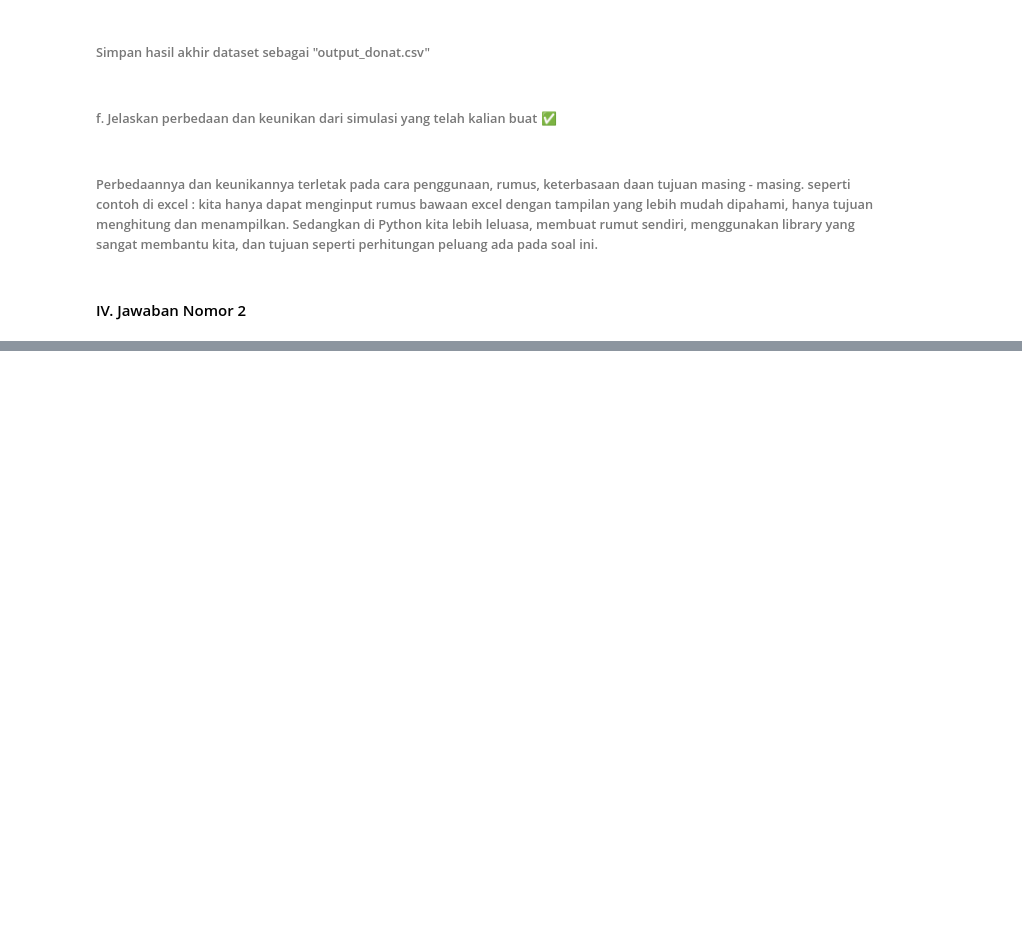
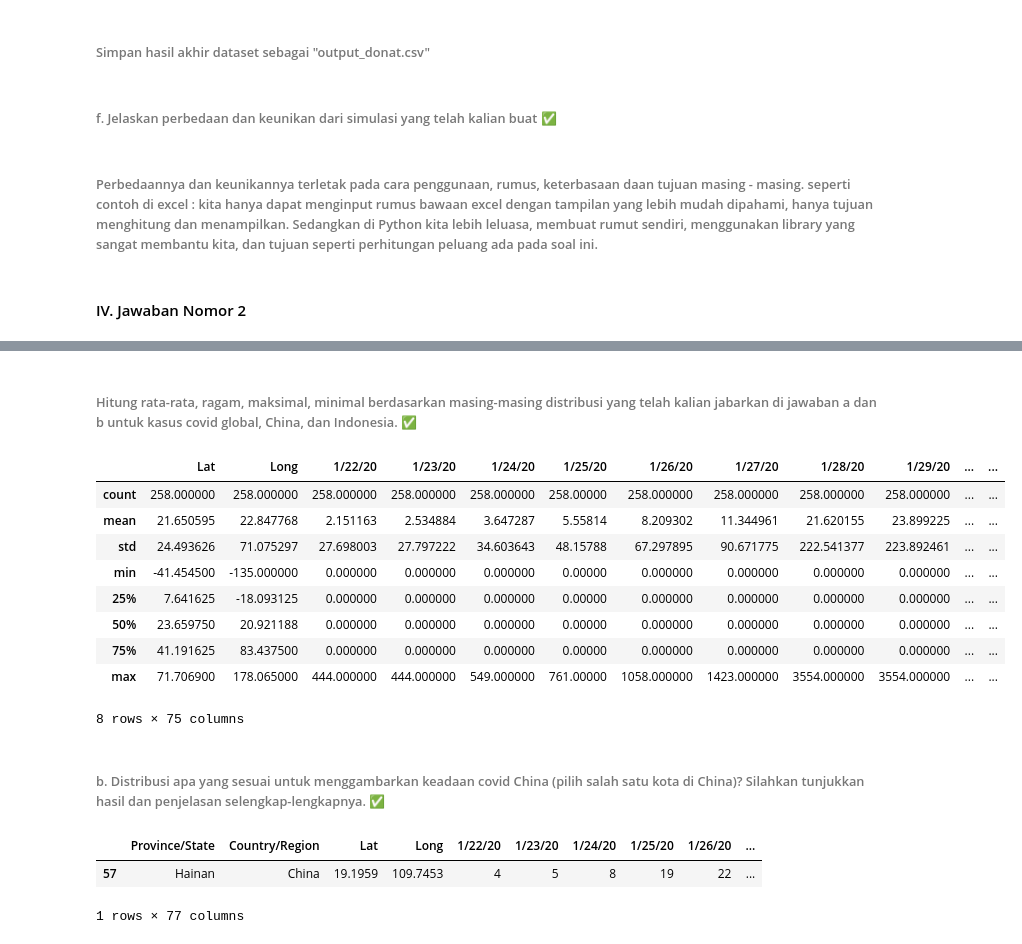
Before and after one commit to rasvanjaya21/pemodelan-dan-simulasi-data, a Jupyter notebook: UTS.ipynb, the cells around one changed output, grey strips where cells are left out. Cells and saved outputs as stored; diff of their text form; code cells hidden in the pictures; blank space fills up the shorter version.

```diff
--- a/UTS.ipynb
+++ b/UTS.ipynb
@@ -394,0 +418,18 @@ df.to_csv('Dataset Donat/output_donat.csv', sep=';', index=False)
+# %% [markdown]
+###### Hitung rata-rata, ragam, maksimal, minimal berdasarkan masing-masing distribusi yang telah kalian jabarkan di jawaban a dan b untuk kasus covid global, China, dan Indonesia. ✅
+# %%
+# fungsi describe untuk menghasilkan statistik deskriptif yang merangkum tendensi sentral, dispersi, dan bentuk distribusi kumpulan data, tidak termasuk nilai NaN.
+df.describe()
+# %% [output]
+|  | Lat | Long | 1/22/20 | 1/23/20 | 1/24/20 | 1/25/20 | 1/26/20 | 1/27/20 | 1/28/20 | 1/29/20 | ... | ... |
+| count | 258.000000 | 258.000000 | 258.000000 | 258.000000 | 258.000000 | 258.00000 | 258.000000 | 258.000000 | 258.000000 | 258.000000 | ... | ... |
+| mean | 21.650595 | 22.847768 | 2.151163 | 2.534884 | 3.647287 | 5.55814 | 8.209302 | 11.344961 | 21.620155 | 23.899225 | ... | ... |
+| std | 24.493626 | 71.075297 | 27.698003 | 27.797222 | 34.603643 | 48.15788 | 67.297895 | 90.671775 | 222.541377 | 223.892461 | ... | ... |
+| min | -41.454500 | -135.000000 | 0.000000 | 0.000000 | 0.000000 | 0.00000 | 0.000000 | 0.000000 | 0.000000 | 0.000000 | ... | ... |
+| 25% | 7.641625 | -18.093125 | 0.000000 | 0.000000 | 0.000000 | 0.00000 | 0.000000 | 0.000000 | 0.000000 | 0.000000 | ... | ... |
+| 50% | 23.659750 | 20.921188 | 0.000000 | 0.000000 | 0.000000 | 0.00000 | 0.000000 | 0.000000 | 0.000000 | 0.000000 | ... | ... |
+| 75% | 41.191625 | 83.437500 | 0.000000 | 0.000000 | 0.000000 | 0.00000 | 0.000000 | 0.000000 | 0.000000 | 0.000000 | ... | ... |
+| max | 71.706900 | 178.065000 | 444.000000 | 444.000000 | 549.000000 | 761.00000 | 1058.000000 | 1423.000000 | 3554.000000 | 3554.000000 | ... | ... |
+8 rows × 75 columns
+# %% [markdown]
+###### b. Distribusi apa yang sesuai untuk menggambarkan keadaan covid China (pilih salah satu kota di China)? Silahkan tunjukkan hasil dan penjelasan selengkap-lengkapnya. ✅
@@ -394,0 +439,7 @@ df.to_csv('Dataset Donat/output_donat.csv', sep=';', index=False)
+# %%
+# menampilkan data Hainan
+Hainan
+# %% [output]
+|  | Province/State | Country/Region | Lat | Long | 1/22/20 | 1/23/20 | 1/24/20 | 1/25/20 | 1/26/20 | ... |
+| 57 | Hainan | China | 19.1959 | 109.7453 | 4 | 5 | 8 | 19 | 22 | ... |
+1 rows × 77 columns
```
Also changed, not shown: parts of 29 cells of this notebook.
